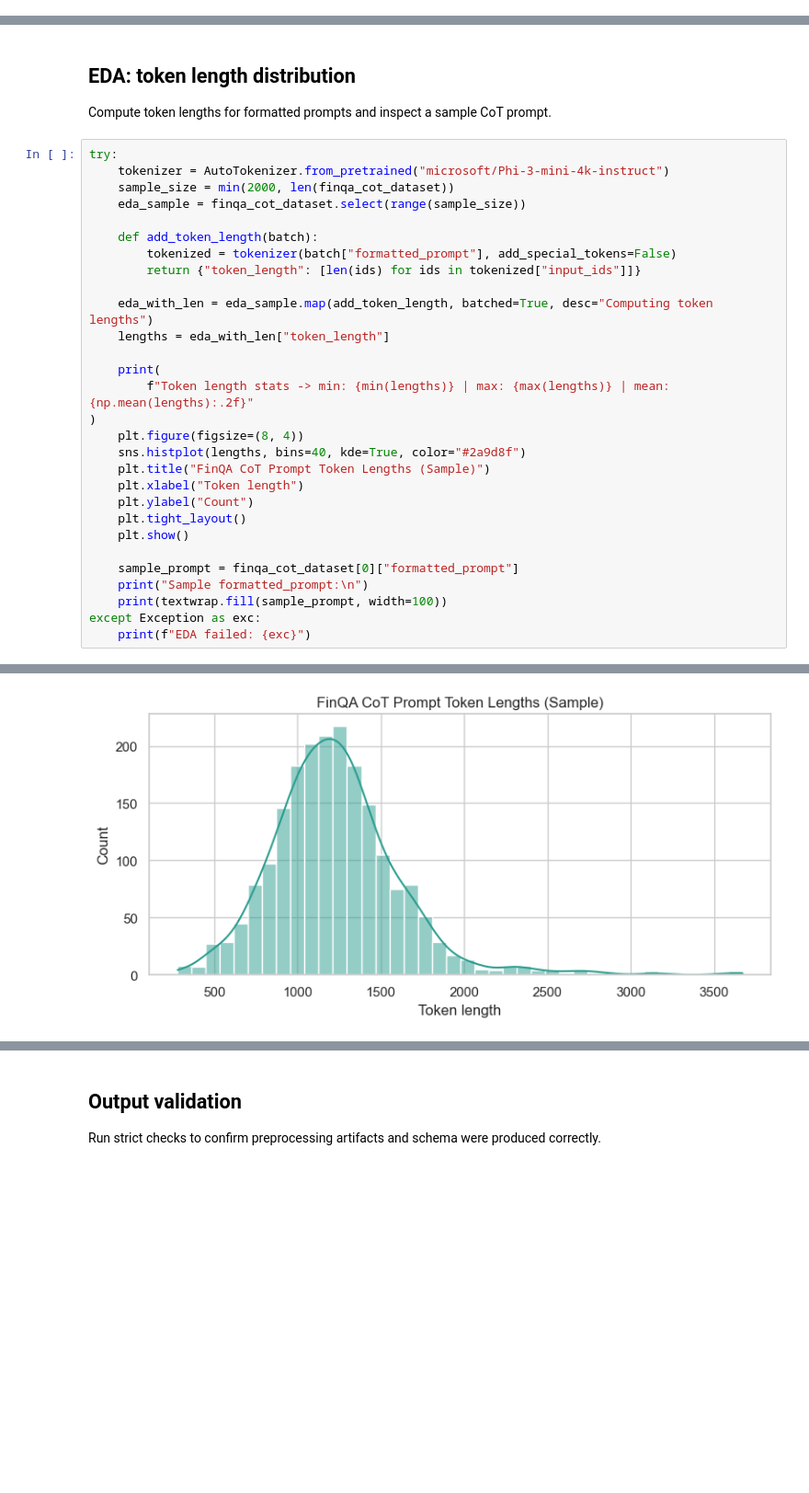
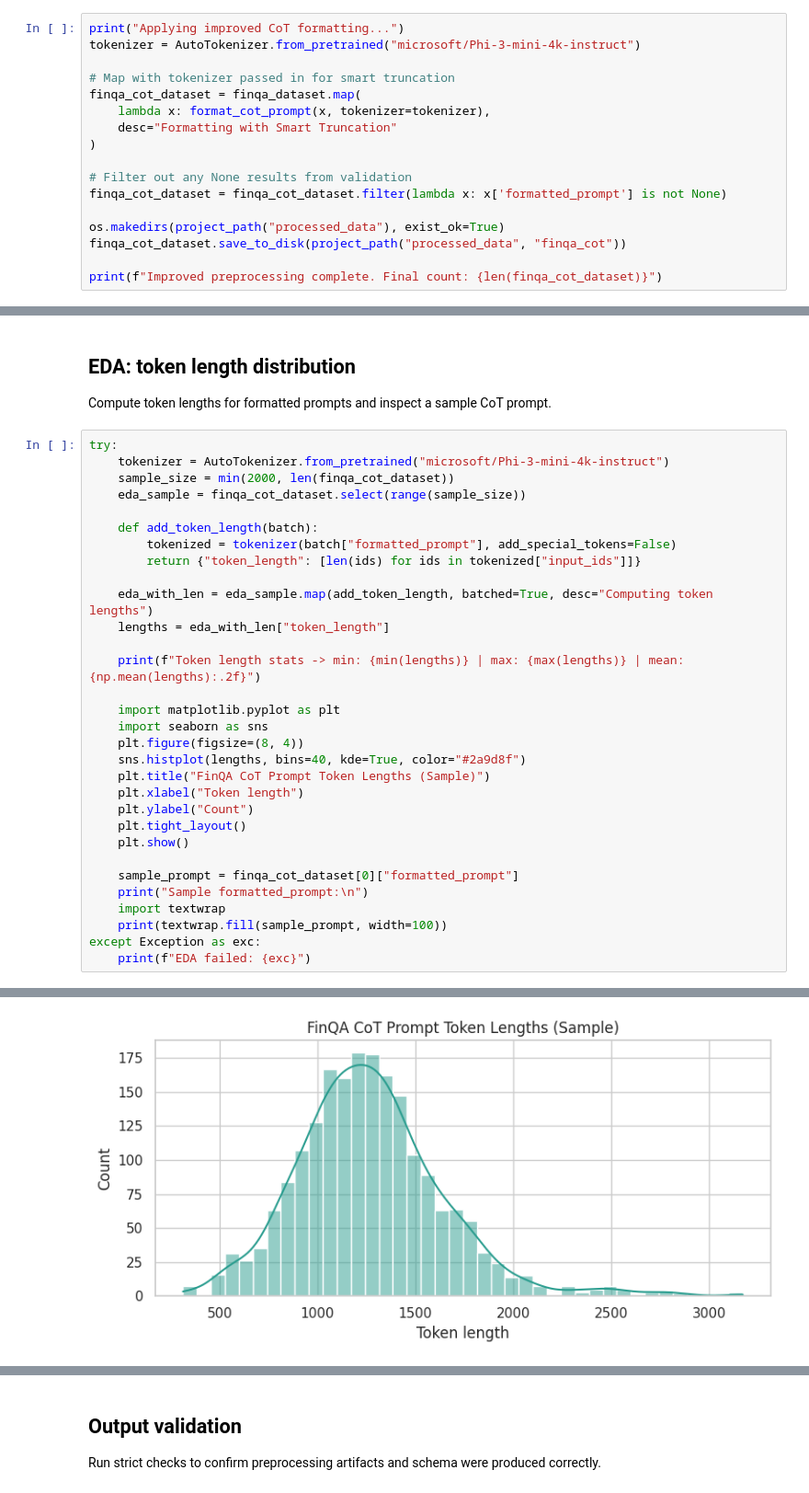
Before and after one commit to Uziii-man/FinGEO-SLM, a Jupyter notebook: 01_data_collection_and_preprocessing.ipynb, the cells around one changed output, grey strips where cells are left out. Shown at 92% size. Drawn from its saved outputs; the diff is of its cells as text; blank space fills up the shorter version.

```diff
--- a/01_data_collection_and_preprocessing.ipynb
+++ b/01_data_collection_and_preprocessing.ipynb
@@ -170,0 +187,17 @@ Preprocessing complete. Data saved to processed_data/
+# %%
+print("Applying improved CoT formatting...")
+tokenizer = AutoTokenizer.from_pretrained("microsoft/Phi-3-mini-4k-instruct")
+
+# Map with tokenizer passed in for smart truncation
+finqa_cot_dataset = finqa_dataset.map(
+    lambda x: format_cot_prompt(x, tokenizer=tokenizer),
+    desc="Formatting with Smart Truncation"
+)
+
+# Filter out any None results from validation
+finqa_cot_dataset = finqa_cot_dataset.filter(lambda x: x['formatted_prompt'] is not None)
+
+os.makedirs(project_path("processed_data"), exist_ok=True)
+finqa_cot_dataset.save_to_disk(project_path("processed_data", "finqa_cot"))
+
+print(f"Improved preprocessing complete. Final count: {len(finqa_cot_dataset)}")
@@ -184,9 +220,10 @@ try:
     eda_with_len = eda_sample.map(add_token_length, batched=True, desc="Computing token lengths")
     lengths = eda_with_len["token_length"]
 
-    print(
-        f"Token length stats -> min: {min(lengths)} | max: {max(lengths)} | mean: {np.mean(lengths):.2f}"
-)
+    print(f"Token length stats -> min: {min(lengths)} | max: {max(lengths)} | mean: {np.mean(lengths):.2f}")
+
+    import matplotlib.pyplot as plt
+    import seaborn as sns
     plt.figure(figsize=(8, 4))
     sns.histplot(lengths, bins=40, kde=True, color="#2a9d8f")
     plt.title("FinQA CoT Prompt Token Lengths (Sample)")
@@ -197,6 +234,7 @@ try:
 
     sample_prompt = finqa_cot_dataset[0]["formatted_prompt"]
     print("Sample formatted_prompt:\n")
+    import textwrap
     print(textwrap.fill(sample_prompt, width=100))
 except Exception as exc:
     print(f"EDA failed: {exc}")
@@ -205,3 +243,3 @@ Token length stats -> min: 281 | max: 3671 | mean: 1228.84
-[figure, old version]
+[figure, new version]
 Sample formatted_prompt:
 
```
Also changed, not shown: parts of 11 cells of this notebook.
